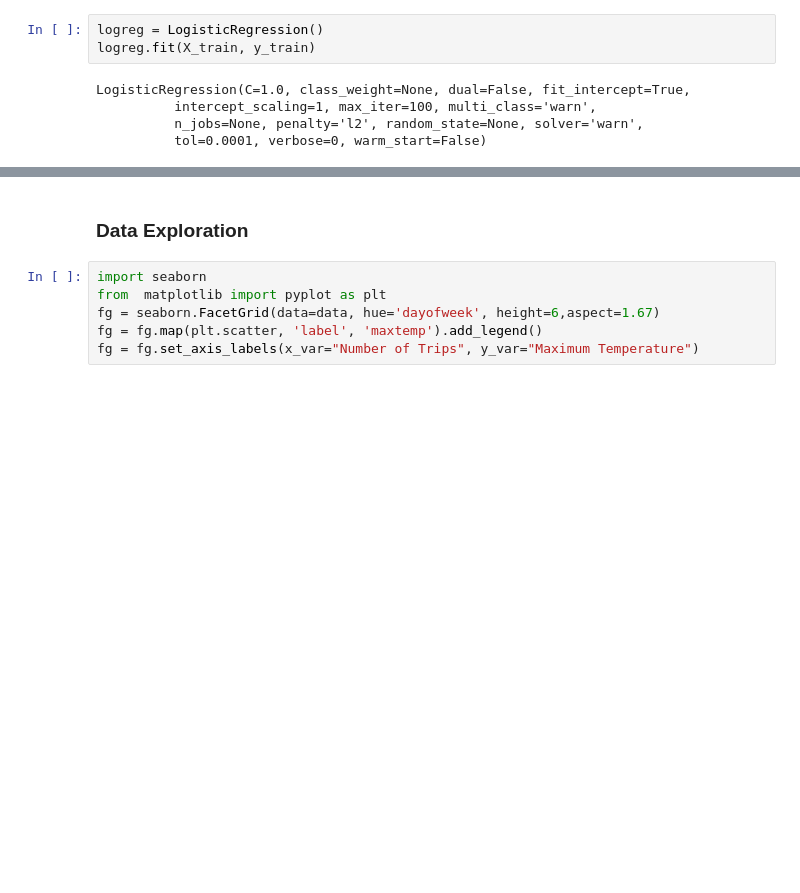
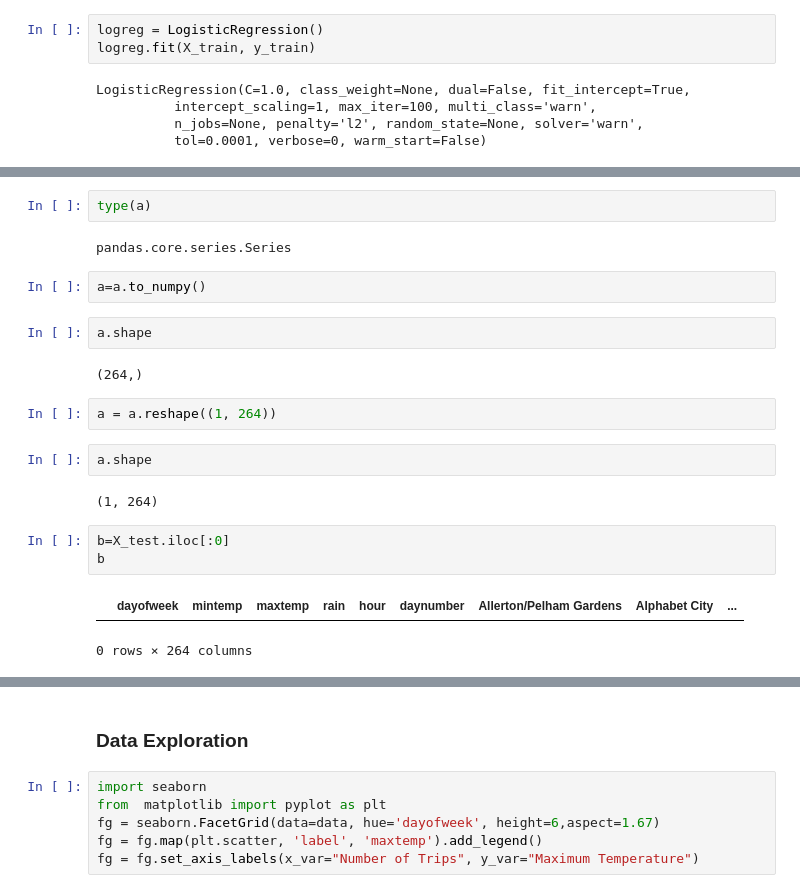
Before and after one commit to ssrbazpur/Data-Science-Starting-Kit, a Jupyter notebook: Using_BQML_to_make_predictions.ipynb, the cells around one changed output, grey strips where cells are left out. Saved outputs shown, nothing was run; the diff lists cells and outputs as text; blank space fills up the shorter version.

```diff
--- a/Using_BQML_to_make_predictions.ipynb
+++ b/Using_BQML_to_make_predictions.ipynb
@@ -291,0 +286,22 @@ LogisticRegression(C=1.0, class_weight=None, dual=False, fit_intercept=True,
+# %%
+type(a)
+# %% [output]
+pandas.core.series.Series
+# %%
+a=a.to_numpy()
+# %%
+a.shape
+# %% [output]
+(264,)
+# %%
+a = a.reshape((1, 264))
+# %%
+a.shape
+# %% [output]
+(1, 264)
+# %%
+b=X_test.iloc[:0]
+b
+# %% [output]
+|  | dayofweek | mintemp | maxtemp | rain | hour | daynumber | Allerton/Pelham Gardens | Alphabet City | ... |
+0 rows × 264 columns
```
Also changed, not shown: parts of 7 cells of this notebook.
